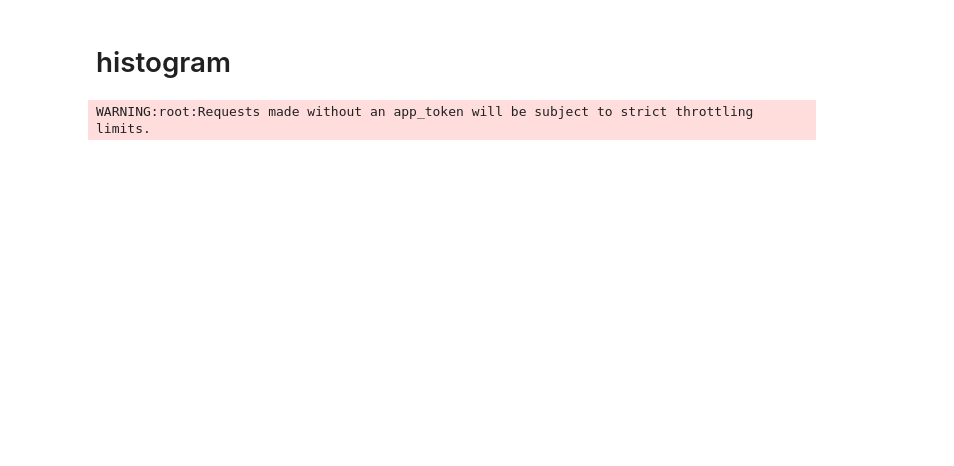
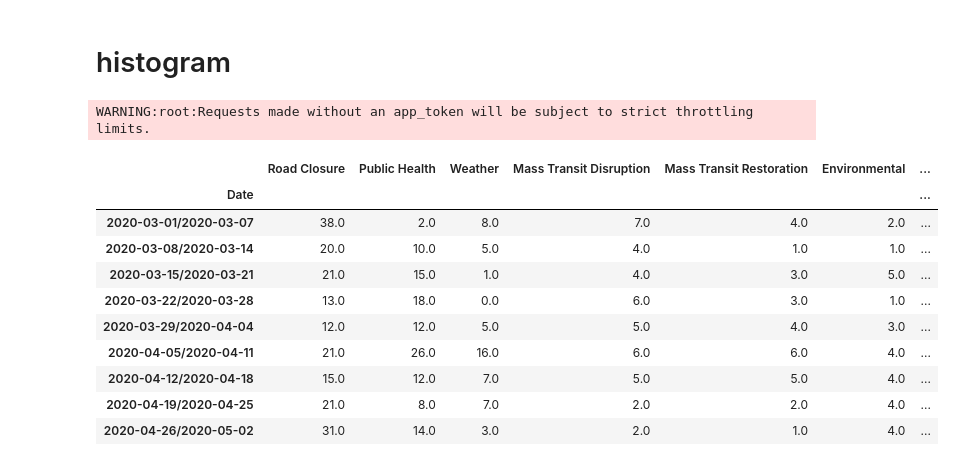
Before and after one commit to zhangxuebinhhh/NYC-Covid-Analysis, a Jupyter notebook: Data_Analysis/histogram.ipynb, the cells around one changed output. Saved outputs shown, nothing was run; the diff lists cells and outputs as text; code cells hidden in the pictures; blank space fills up the shorter version.

```diff
--- a/Data_Analysis/histogram.ipynb
+++ b/Data_Analysis/histogram.ipynb
@@ -72,0 +62,30 @@ week = int((datetime.strptime(date_max, '%Y-%m-%d') - datetime.strptime(ds, '%Y-
+# %%
+ddate = []
+inde = '2020-03-01'
+ind = '2020-03-01'
+for i in range(week):
+    sdate = pd.to_datetime(ind)
+    edate = str(datetime.date(sdate + timedelta(days=6)))
+    sdate = ind
+    col = sdate + '/' + edate
+    types = tem_df.loc[(tem_df['Date'] >= sdate) & (tem_df['Date'] <= edate)].loc[:,'notificationtype'].value_counts()
+    ind = str(datetime.date(pd.to_datetime(ind) + timedelta(days=7)))
+    result = result.append(types)
+    ddate.append(col)
+result = result.fillna(0)
+result.reset_index(drop=True,inplace=True)
+result['Date'] = ddate
+result.set_index(['Date'], inplace=True)
+result
+# %% [output]
+|  | Road Closure | Public Health | Weather | Mass Transit Disruption | Mass Transit Restoration | Environmental | ... |
+| Date |  |  |  |  |  |  | ... |
+| 2020-03-01/2020-03-07 | 38.0 | 2.0 | 8.0 | 7.0 | 4.0 | 2.0 | ... |
+| 2020-03-08/2020-03-14 | 20.0 | 10.0 | 5.0 | 4.0 | 1.0 | 1.0 | ... |
+| 2020-03-15/2020-03-21 | 21.0 | 15.0 | 1.0 | 4.0 | 3.0 | 5.0 | ... |
+| 2020-03-22/2020-03-28 | 13.0 | 18.0 | 0.0 | 6.0 | 3.0 | 1.0 | ... |
+| 2020-03-29/2020-04-04 | 12.0 | 12.0 | 5.0 | 5.0 | 4.0 | 3.0 | ... |
+| 2020-04-05/2020-04-11 | 21.0 | 26.0 | 16.0 | 6.0 | 6.0 | 4.0 | ... |
+| 2020-04-12/2020-04-18 | 15.0 | 12.0 | 7.0 | 5.0 | 5.0 | 4.0 | ... |
+| 2020-04-19/2020-04-25 | 21.0 | 8.0 | 7.0 | 2.0 | 2.0 | 4.0 | ... |
+| 2020-04-26/2020-05-02 | 31.0 | 14.0 | 3.0 | 2.0 | 1.0 | 4.0 | ... |
```
Also changed, not shown: parts of 10 cells of this notebook, 1 other file.
